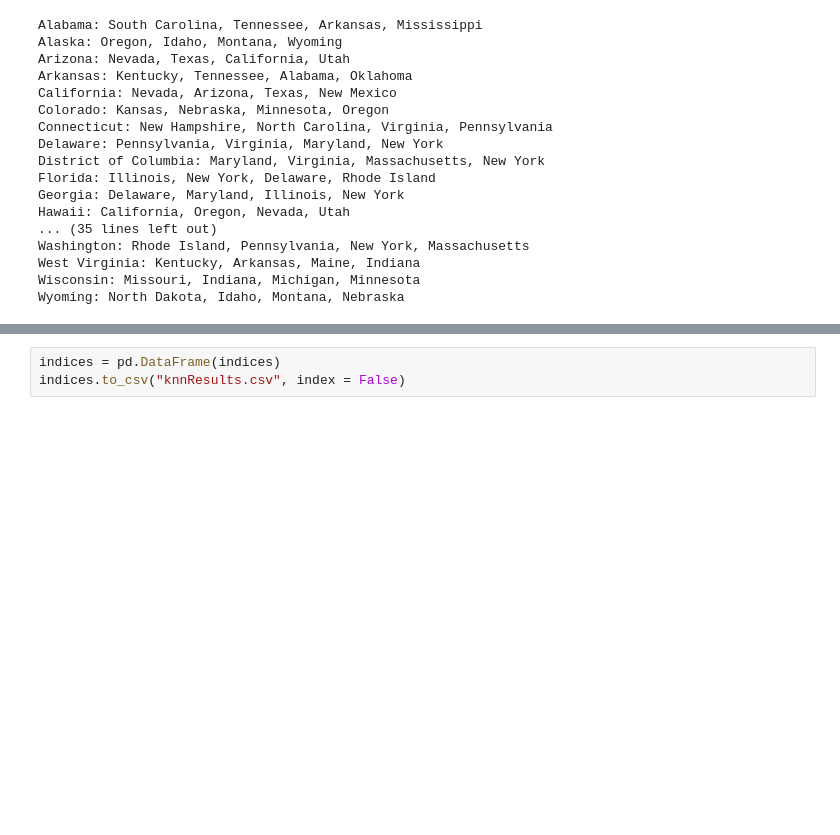
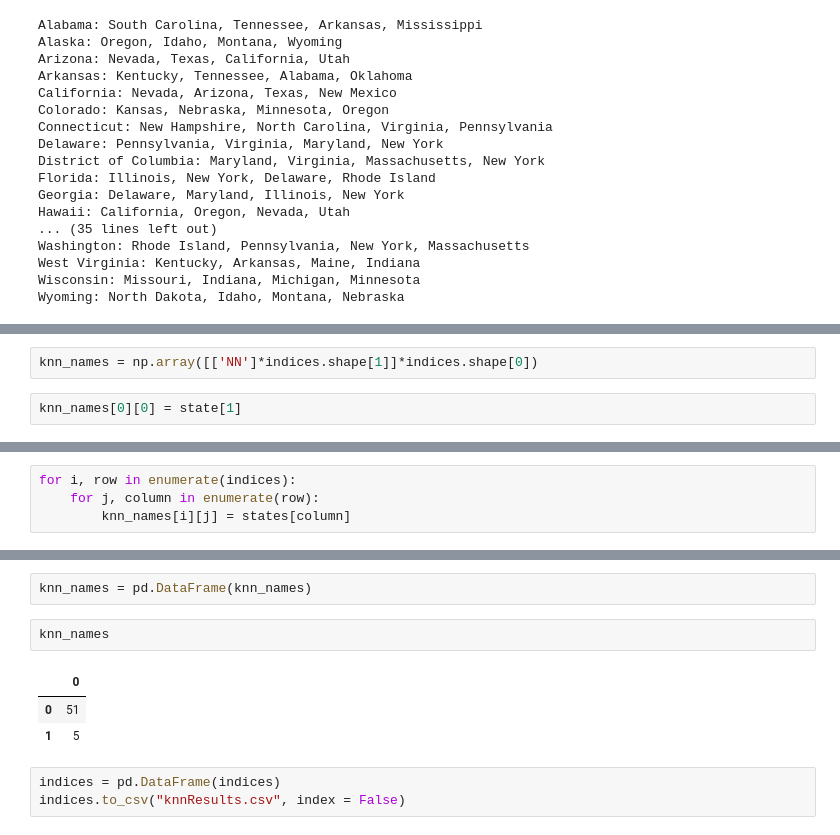
Before and after one commit to MichiganDataScienceTeam/F20-Election-Prediction, a Jupyter notebook: notebooks/demographic_exploration.ipynb, the cells around one changed output, grey strips where cells are left out. Saved outputs shown, nothing was run; the diff lists cells and outputs as text; blank space fills up the shorter version.

```diff
--- a/notebooks/demographic_exploration.ipynb
+++ b/notebooks/demographic_exploration.ipynb
@@ -224,0 +269,4 @@ Wyoming: North Dakota, Idaho, Montana, Nebraska
+# %%
+knn_names = np.array([['NN']*indices.shape[1]]*indices.shape[0])
+# %%
+knn_names[0][0] = state[1]
@@ -224,0 +293,4 @@ Wyoming: North Dakota, Idaho, Montana, Nebraska
+# %%
+for i, row in enumerate(indices):
+    for j, column in enumerate(row):
+        knn_names[i][j] = states[column]
@@ -225,3 +317,11 @@ Wyoming: North Dakota, Idaho, Montana, Nebraska
+# %%
+knn_names = pd.DataFrame(knn_names)
+# %%
+knn_names
+# %% [output]
+|  | 0 |
+| 0 | 51 |
+| 1 | 5 |
 # %%
 indices = pd.DataFrame(indices)
 indices.to_csv("knnResults.csv", index = False)
```
Also changed, not shown: parts of 7 cells of this notebook, 1 other file.
